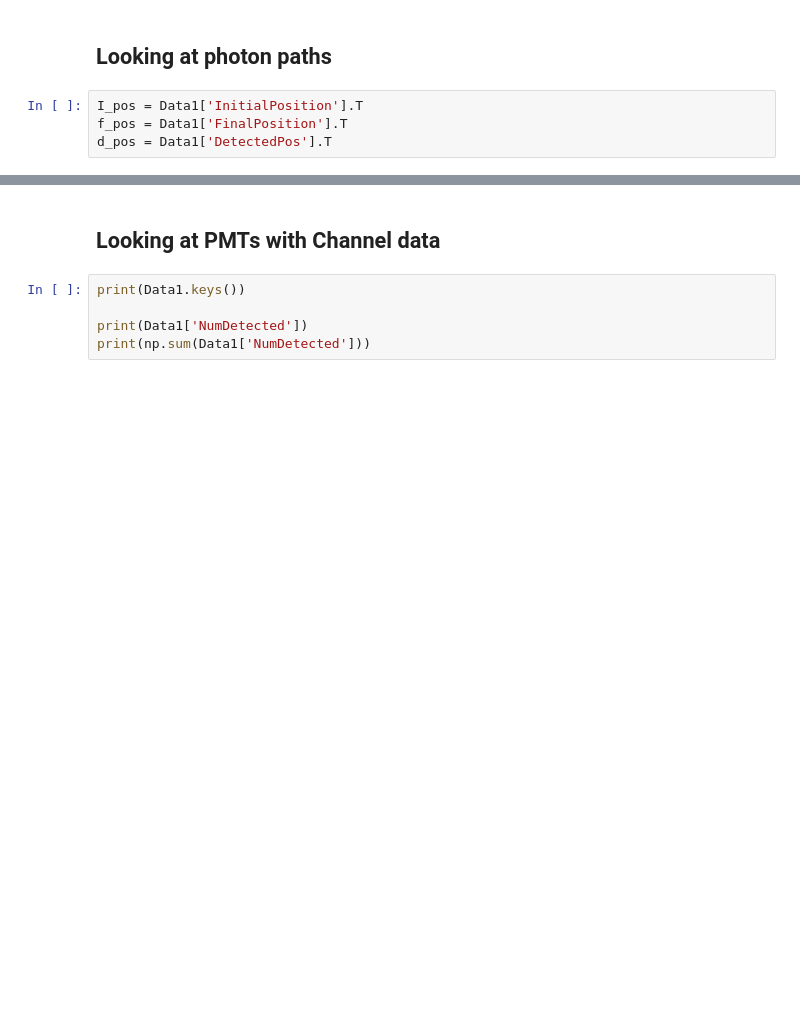
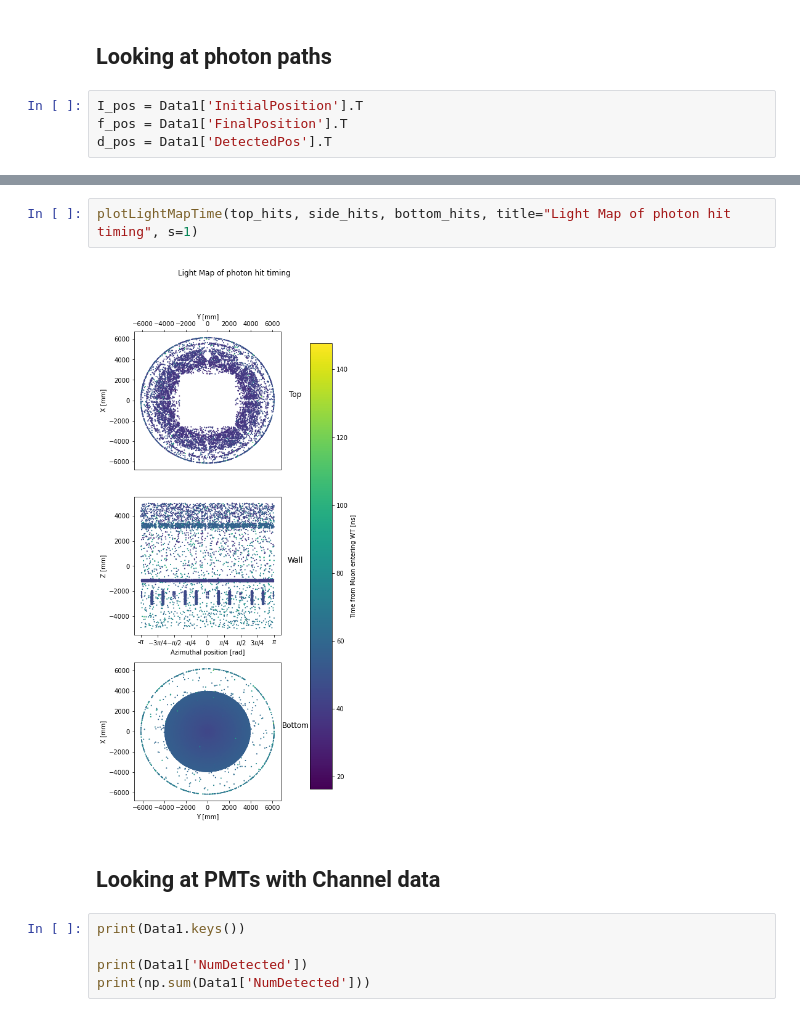
Before and after one commit to eklem1/OD_work, a Jupyter notebook: hfiles_PMTs.ipynb, the cells around one changed output, grey strips where cells are left out. Drawn from its saved outputs; the diff is of its cells as text; blank space fills up the shorter version.

```diff
--- a/hfiles_PMTs.ipynb
+++ b/hfiles_PMTs.ipynb
@@ -111,3 +231,7 @@ plt.show()
+# %%
+plotLightMapTime(top_hits, side_hits, bottom_hits, title="Light Map of photon hit timing", s=1)
+# %% [output]
+[figure, added]
 # %% [markdown]
 ## Looking at PMTs with Channel data
 # %%
```
Also changed, not shown: parts of 11 cells of this notebook, 2 other files.
